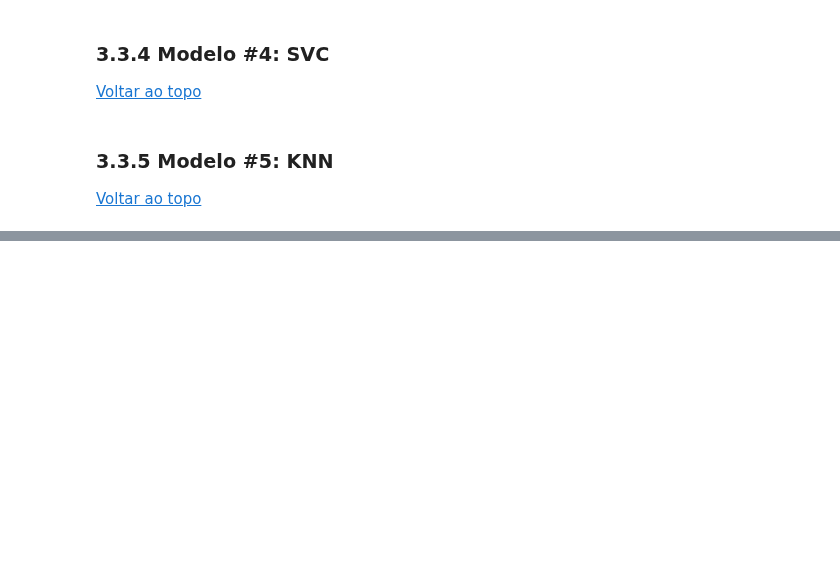
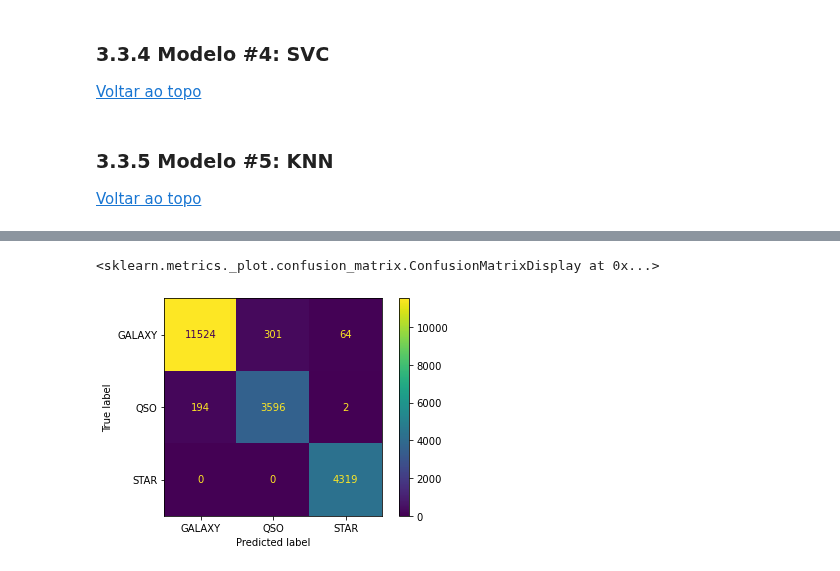
Before and after one commit to gutessitore/StellarClassification, a Jupyter notebook: Relatorio.ipynb, the cells around one changed output, grey strips where cells are left out. Cells and saved outputs as stored; diff of their text form; code cells hidden in the pictures; blank space fills up the shorter version.

```diff
--- a/Relatorio.ipynb
+++ b/Relatorio.ipynb
@@ -391,0 +474,7 @@ calcululate_metrics(y_test, y_pred, average='micro')
+# %%
+from sklearn.tree import DecisionTreeClassifier
+from sklearn.metrics import classification_report, ConfusionMatrixDisplay
+model = RandomForestClassifier(random_state=42)
+model.fit(X_train_undersam, y_train_undersam)
+
+y_pred = model.predict(X_test)
@@ -391,0 +497,5 @@ calcululate_metrics(y_test, y_pred, average='micro')
+# %%
+ConfusionMatrixDisplay.from_predictions(y_test, y_pred)
+# %% [output]
+<sklearn.metrics._plot.confusion_matrix.ConfusionMatrixDisplay at 0x...>
+[figure, added]
```
Also changed, not shown: parts of 56 cells of this notebook.
